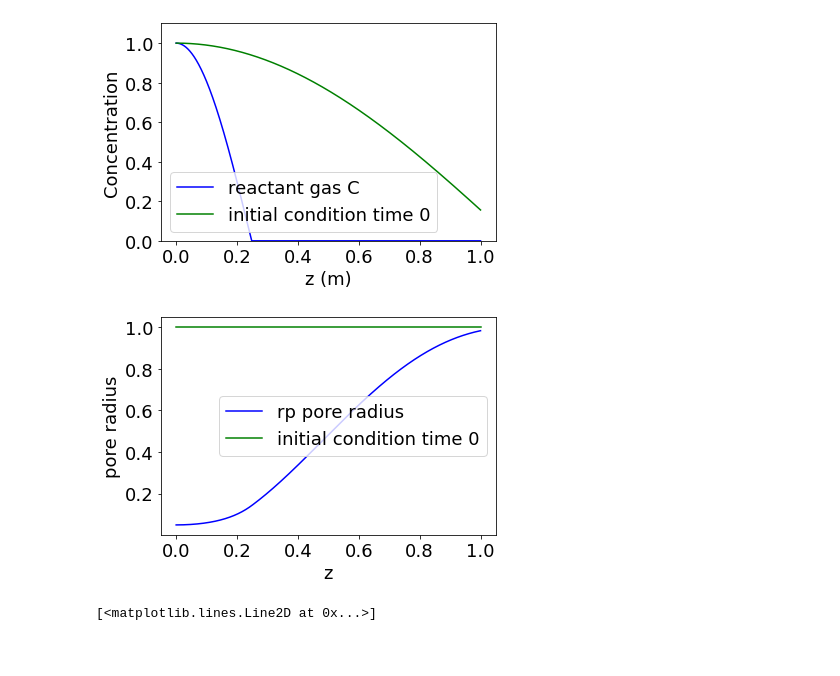
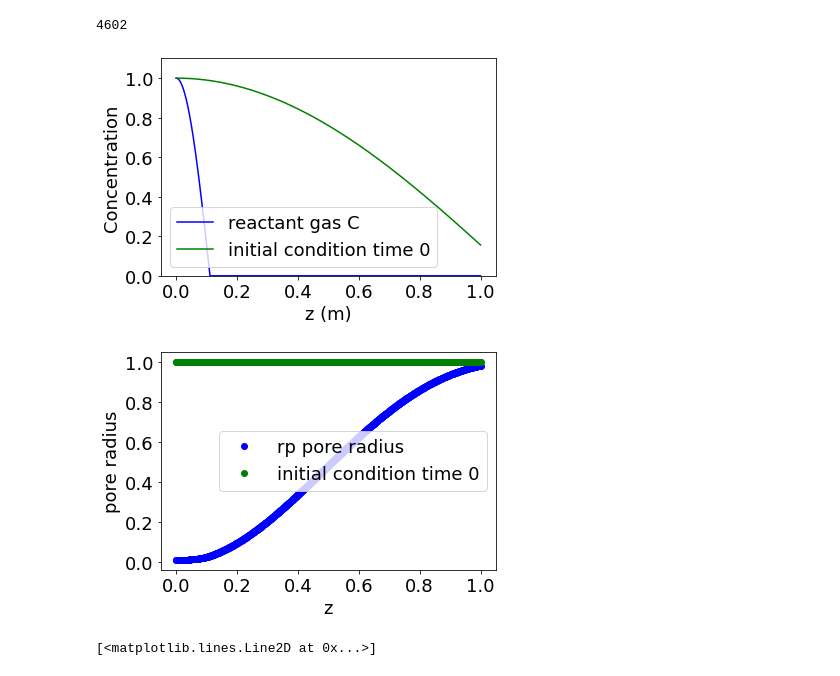
Before and after one commit to jjmarzia/cviSimulator, a Jupyter notebook: matlab/chemical_vapor_infiltration_numerical_model_beta.ipynb, the cells around one changed output. Saved outputs shown, nothing was run; the diff lists cells and outputs as text; code cells hidden in the pictures.

```diff
--- a/matlab/chemical_vapor_infiltration_numerical_model_beta.ipynb
+++ b/matlab/chemical_vapor_infiltration_numerical_model_beta.ipynb
@@ -7,7 +7,7 @@ from scipy import stats, optimize, interpolate
 from scipy.integrate import odeint
 plt.rcParams.update({'font.size': 18})
 # %%
-rp = np.ones(1000) #rp over z dimension
+#rp = np.ones(1000) #rp over z dimension
 z = np.linspace(0,1,1000)
 #C = (1-np.tanh(z_points*5-2))/2
 #C = np.linspace(1,0.5,10002) #C over z dimension
@@ -21,21 +21,22 @@ D_g=1
 Vs=1
 
 #t = np.linspace(0,1000,1000)
+#rp = 0.95*np.ones(1000) + 0.1*np.random.randn(1000)
 rp = np.ones(1000)
+rp_init = rp
 drp_dz = np.zeros(1000)
 
 
 C_left_boundary = 1
 dC_dz_left_boundary = 0
 
-for i in range(3000):
+for i in range(5000):
     def C_diff_eq(C,z):
         dC_dz_zero = C[1] # The C vector contains C and dC/dz
         dC_dz_one = -2 * 1/rp[int(z)] * drp_dz[int(z)] * C[1] - 2/rp[int(z)]*1*C[0]
         return [dC_dz_zero, dC_dz_one]
     sol = odeint(C_diff_eq, [C_left_boundary, dC_dz_left_boundary], z)
-    if any(rp<0):# or any(C<0):
-        break
+
     #if any(C<0):
         #break
     #print(sol[:,0])
@@ -48,9 +49,16 @@ for i in range(3000):
     rp = rp - 1/1000 * rp * k_het * C_quasi * Vs
     drp_dz[:-1] = (rp[1:] - rp[:-1])/1000
     drp_dz[-1] = drp_dz[-2]
+    if any(rp<1/100):# or any(C<0):
+        break
+
+print(i) #4.3 dimensionless time noisy porosity
+#4.6 dimensionless time for all rp=1 initial
+# %% [output]
+4602
 # %%
 z = np.linspace(0,1,1000)
-rp_init = np.ones(1000)
+#rp_init = np.ones(1000)
 drp_dz_init = np.zeros(1000)
 def C_diff_eq(C,z):
     dC_dz_zero = C[1] # The C vector contains C and dC/dz
@@ -69,17 +77,17 @@ plt.ylim([0,1.1])
 plt.legend()
 plt.savefig('reacting_gas_concentration_versus_depth.png', dpi=220,bbox_inches='tight')
 # %% [output]
-[figure, old version]
+[figure, new version]
 # %%
-plt.plot(z,rp,'b-', label='rp pore radius')
-rp_init = np.ones(1000)
-plt.plot(z,rp_init,'g-', label='initial condition time 0')
+plt.plot(z,rp,'bo', label='rp pore radius')
+#rp_init = np.ones(1000)
+plt.plot(z,rp_init,'go', label='initial condition time 0')
 plt.xlabel('z')
 plt.ylabel('pore radius')
 plt.legend()
 plt.savefig('pore_radius_versus_depth.png', dpi=220,bbox_inches='tight')
 # %% [output]
-[figure, old version]
+[figure, new version]
 # %%
 z_points = np.linspace(0,1,10000)
 C = (1-np.tanh(z_points*5-2))/2
```
Also changed, not shown: 4 other files.
